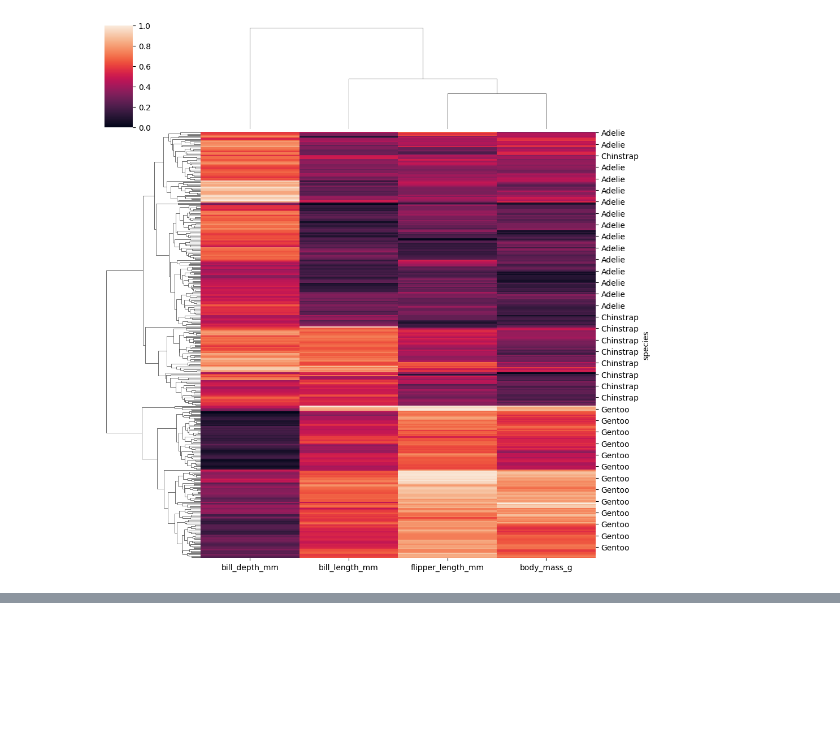
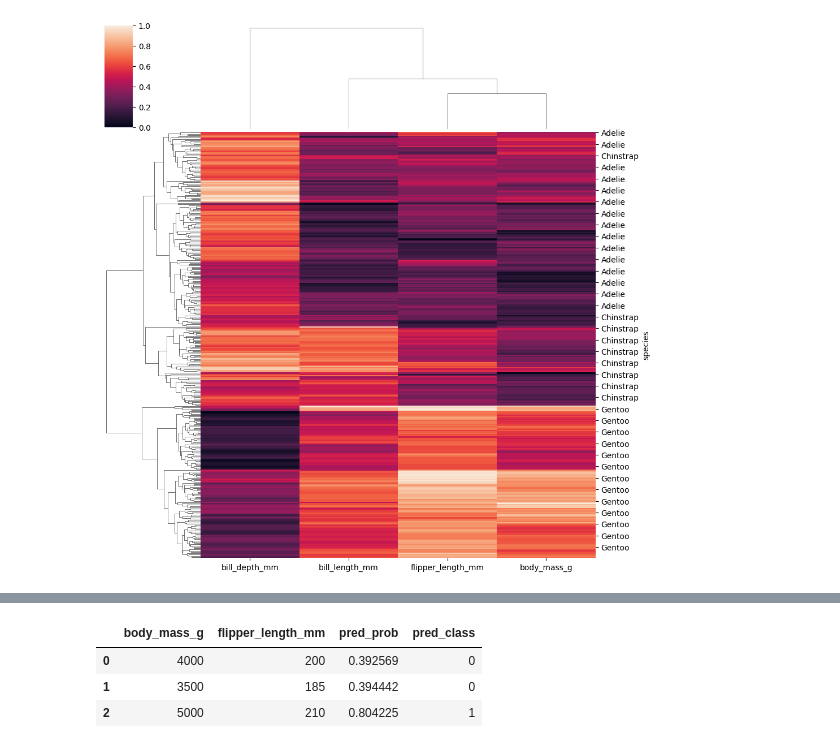
Before and after one commit to siiriliis/andmetarkus2026, a Jupyter notebook: phyton-day 1/pingviin.ipynb, the cells around one changed output, grey strips where cells are left out. Cells and saved outputs as stored; diff of their text form; code cells hidden in the pictures; blank space fills up the shorter version.

```diff
--- a/phyton-day 1/pingviin.ipynb
+++ b/phyton-day 1/pingviin.ipynb
@@ -207,0 +251,8 @@ sns.clustermap(
+# %%
+#kehamassi ja tiivapikuse järgi, ennusta sugu.
+
+#Antud mudel teostab logistilist regressiooni, et ennustada pingviini sugu (isane/emane) tuginedes tema kehakaalule ja uime pikkusele.
+# Analüüs võimaldab tuvastada, millised füüsilised näitajad on statistiliselt olulised soo määramisel ning kui täpselt on võimalik nende põhjal klassifitseerida isendeid."
+penguins_not_null["sex_binary"] = (penguins_not_null["sex"] == "Male").astype(int)
+model = smf.logit("sex_binary ~ body_mass_g + flipper_length_mm", data=penguins_not_null).fit()
+print(model.summary())
@@ -207,0 +279,14 @@ sns.clustermap(
+# %%
+new_data = pd.DataFrame({
+    "body_mass_g": [4000, 3500, 5000],
+    "flipper_length_mm": [200, 185,210]
+})
+
+new_data["pred_prob"] = model.predict(new_data)
+new_data["pred_class"] = (new_data["pred_prob"] > 0.5).astype(int)
+new_data
+# %% [output]
+|  | body_mass_g | flipper_length_mm | pred_prob | pred_class |
+| 0 | 4000 | 200 | 0.392569 | 0 |
+| 1 | 3500 | 185 | 0.394442 | 0 |
+| 2 | 5000 | 210 | 0.804225 | 1 |
```
Also changed, not shown: parts of 6 cells of this notebook, 6 other files.
